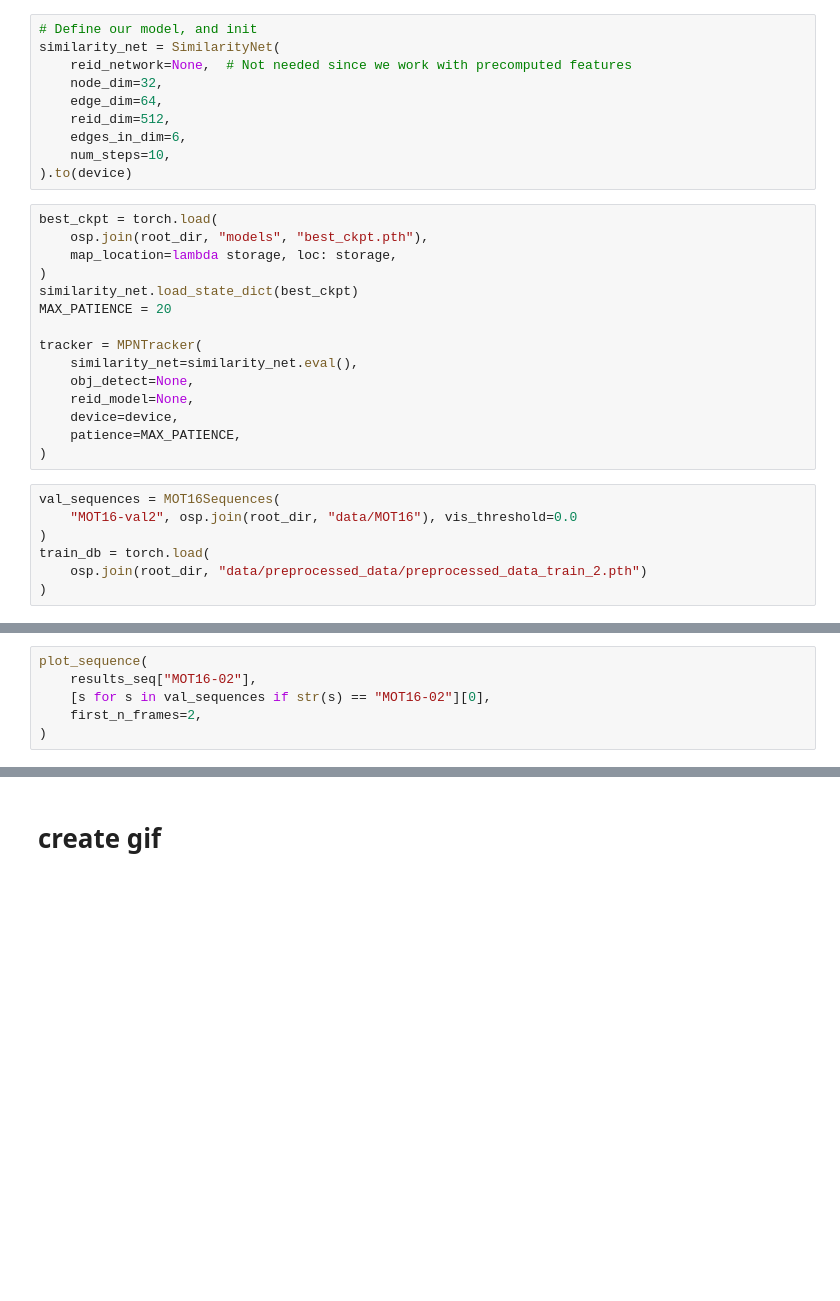
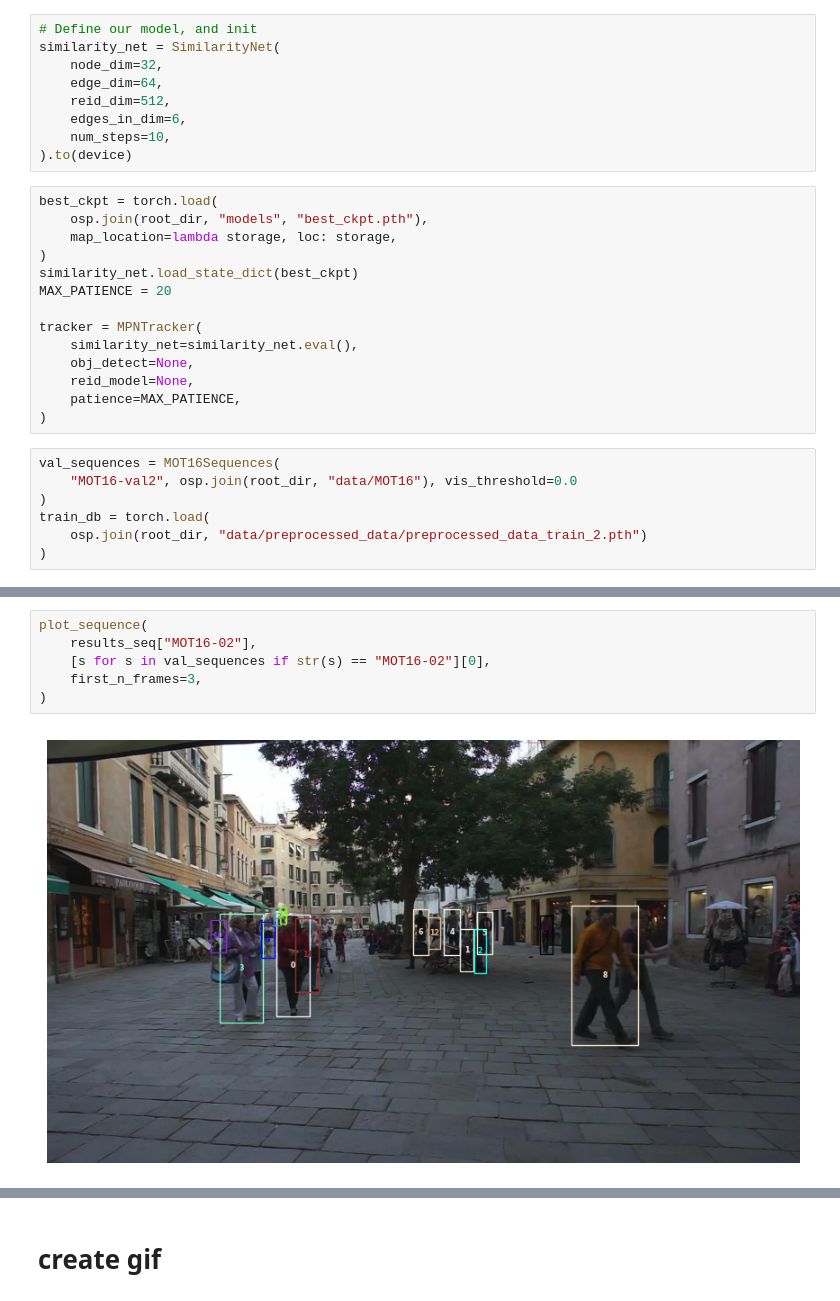
Before and after one commit to Kristobal-Khunta/multi-object-tracking, a Jupyter notebook: notebooks/9.0-mg-gif-on-offline-det.ipynb, the cells around one changed output, grey strips where cells are left out. Saved outputs shown, nothing was run; the diff lists cells and outputs as text; blank space fills up the shorter version.

```diff
--- a/notebooks/9.0-mg-gif-on-offline-det.ipynb
+++ b/notebooks/9.0-mg-gif-on-offline-det.ipynb
@@ -56,7 +59,6 @@ torch.backends.cudnn.deterministic = True
 # %%
 # Define our model, and init
 similarity_net = SimilarityNet(
-    reid_network=None,  # Not needed since we work with precomputed features
     node_dim=32,
     edge_dim=64,
     reid_dim=512,
@@ -75,7 +77,6 @@ tracker = MPNTracker(
     similarity_net=similarity_net.eval(),
     obj_detect=None,
     reid_model=None,
-    device=device,
     patience=MAX_PATIENCE,
 )
 # %%
@@ -132,6 +145,8 @@ if mot_accums:
 # %%
 plot_sequence(
     results_seq["MOT16-02"],
     [s for s in val_sequences if str(s) == "MOT16-02"][0],
-    first_n_frames=2,
+    first_n_frames=3,
 )
+# %% [output]
+[figure, added]
```
Also changed, not shown: parts of 6 cells of this notebook, 1 other file.
